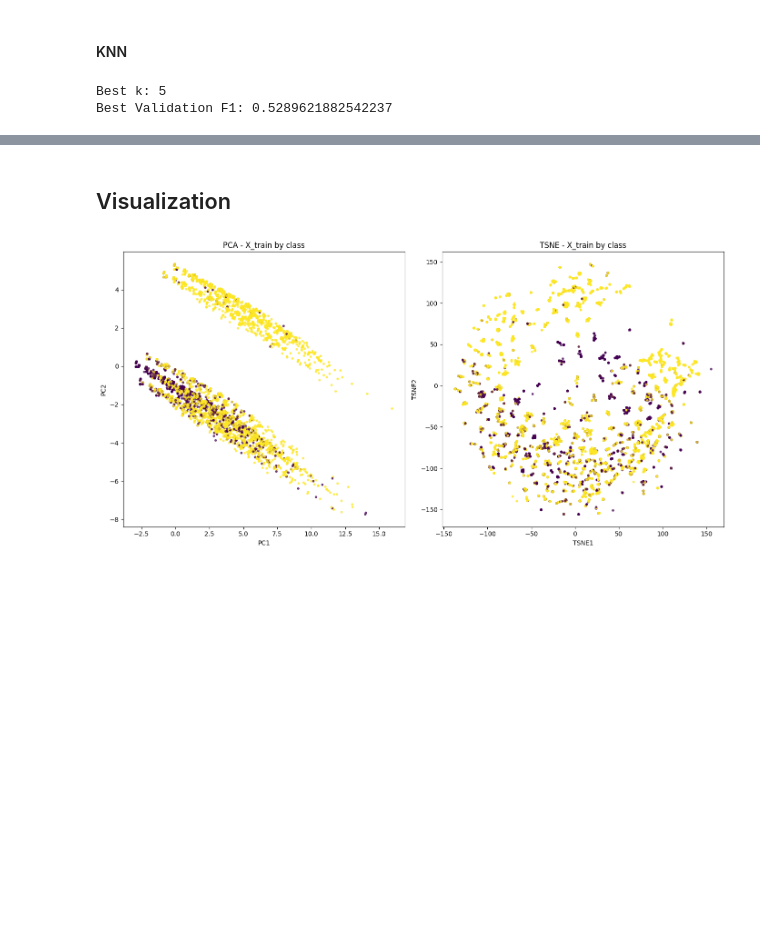
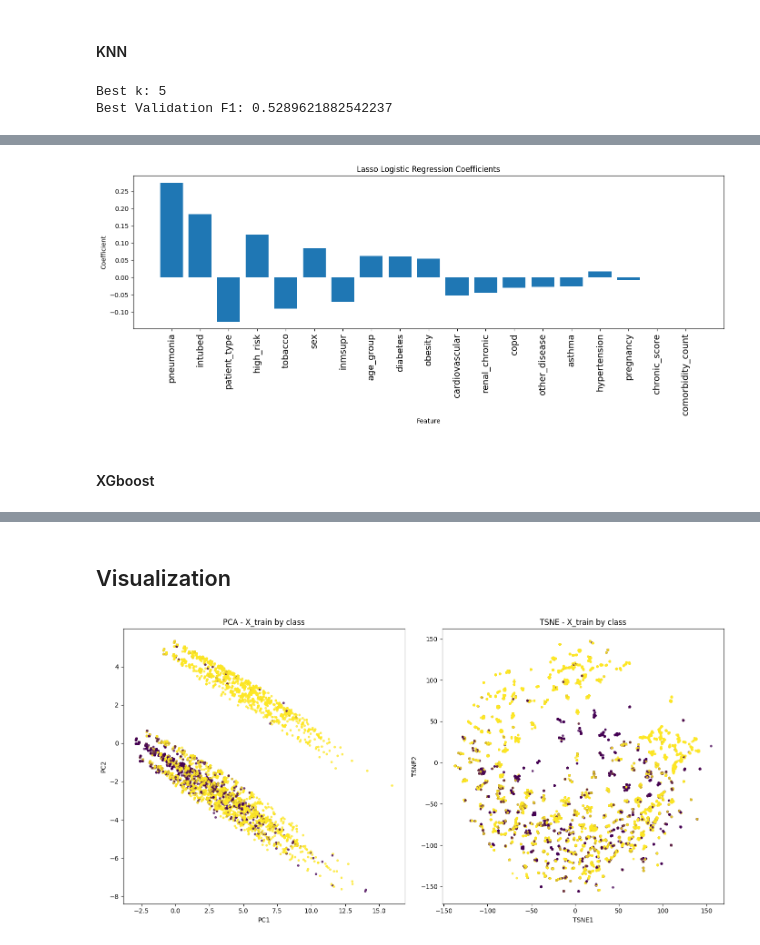
Before and after one commit to tohidnoori/covid-19-dataset-analisys, a Jupyter notebook: covid-analyse4.ipynb, the cells around one changed output, grey strips where cells are left out. Drawn from its saved outputs; the diff is of its cells as text; code cells hidden in the pictures; blank space fills up the shorter version.

```diff
--- a/covid-analyse4.ipynb
+++ b/covid-analyse4.ipynb
@@ -714,0 +752,15 @@ joblib.dump(knn, "models/died/knn_model.pkl")
+# %%
+import pandas as pd
+
+coef_df = pd.DataFrame({
+    'Feature': x.columns,
+    'Coefficient': lasso.coef_[0]
+})
+
+coef_df = coef_df.sort_values(
+    by='Coefficient',
+    key=abs,
+    ascending=False
+)
+
+print(coef_df)
@@ -714,0 +788,21 @@ joblib.dump(knn, "models/died/knn_model.pkl")
+# %%
+import matplotlib.pyplot as plt
+
+coef_df = coef_df.sort_values('Coefficient', key=abs, ascending=False)
+
+plt.figure(figsize=(14, 6))
+plt.bar(
+    coef_df['Feature'],
+    coef_df['Coefficient']
+)
+
+plt.xticks(rotation=90,fontsize=14)
+plt.xlabel('Feature')
+plt.ylabel('Coefficient')
+plt.title('Lasso Logistic Regression Coefficients')
+plt.tight_layout()
+plt.show()
+# %% [output]
+[figure, added]
+# %% [markdown]
+#### XGboost
```
Also changed, not shown: parts of 47 cells of this notebook.
